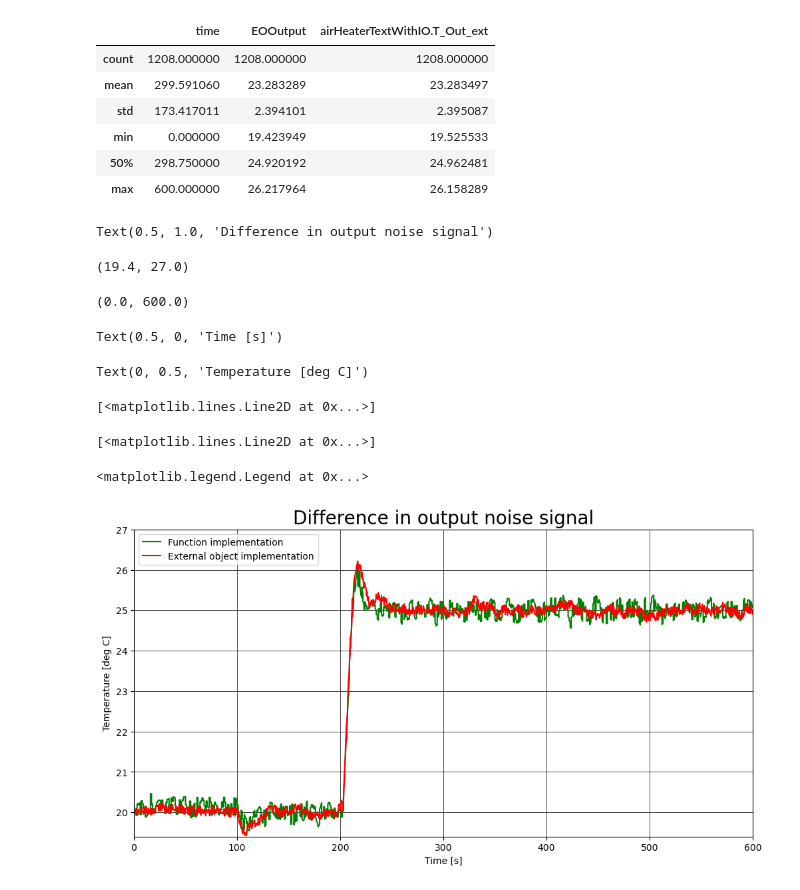
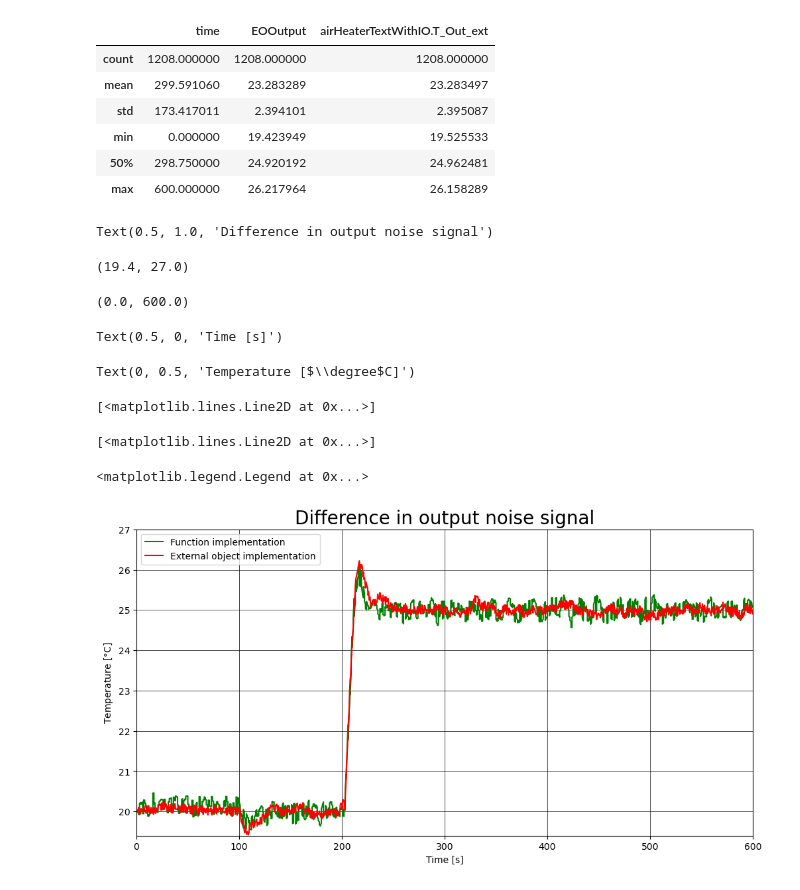
Before and after one commit to cmbNor/Advanced-Control-Implementation-with-Modelica, a Jupyter notebook: PythonSourceCode/AirHeaterModelEvaluation/CompareNoiseExports.ipynb, the cells around one changed output. Drawn from its saved outputs; the diff is of its cells as text; code cells hidden in the pictures.

```diff
--- a/PythonSourceCode/AirHeaterModelEvaluation/CompareNoiseExports.ipynb
+++ b/PythonSourceCode/AirHeaterModelEvaluation/CompareNoiseExports.ipynb
@@ -49,36 +49,36 @@ plt.title('Difference in output noise signal', fontsize=20);
 
 #Range of X-axises
 ax3.set_ylim(19.4, 27);
 ax3.set_xlim(0, 600);
 
 # Set up the axis labels
 ax3.set_xlabel('Time [s]')
-ax3.set_ylabel('Temperature [deg C]', color='k')
+ax3.set_ylabel((r'Temperature [$\degree$C]'))
 
 # Customize the major grid (outer grid)
 ax3.grid(which='both', linestyle='-', linewidth='0.5', color='black')
 
 # Set up data to be plotted with additional parameters
 ax3.plot(dfFunc.time, dfFunc.FuncOutput, '-g', label='Function implementation', linewidth=1.5)
 ax3.plot(dfEO.time, dfEO.EOOutput, '-r', label='External object implementation', linewidth=1.5)
 
 # Configure placement of data legends
 ax3.legend(loc='upper left')
 
 # Save a copy of the plot
 plt.savefig('pltCompareDiffNoiseImplementationsFull.png', dpi=300, bbox_inches='tight')
 
 plt.show()
 # %% [output]
 Text(0.5, 1.0, 'Difference in output noise signal')
 (19.4, 27.0)
 (0.0, 600.0)
 Text(0.5, 0, 'Time [s]')
-Text(0, 0.5, 'Temperature [deg C]')
+Text(0, 0.5, 'Temperature [$\\degree$C]')
 [<matplotlib.lines.Line2D at 0x...>]
 [<matplotlib.lines.Line2D at 0x...>]
 <matplotlib.legend.Legend at 0x...>
-[figure, old version]
+[figure, new version]
 # %%
 # Plotting of the output of both simulations
 fig, ax3 = plt.subplots(figsize=(12, 6));
```
Also changed, not shown: parts of 1 cell of this notebook, 11 other files.
